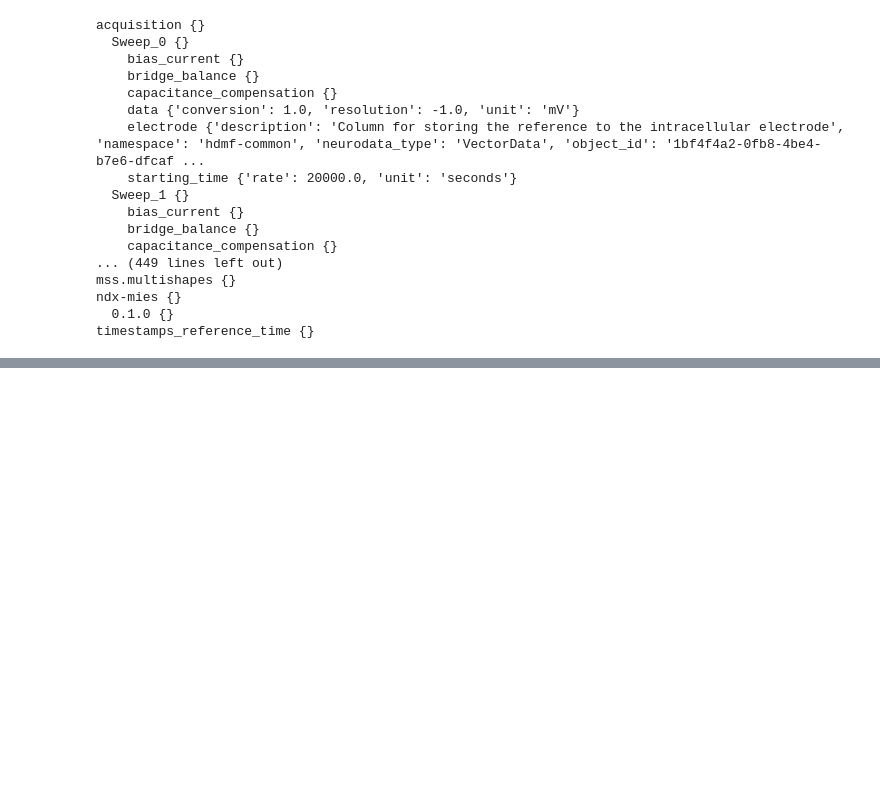
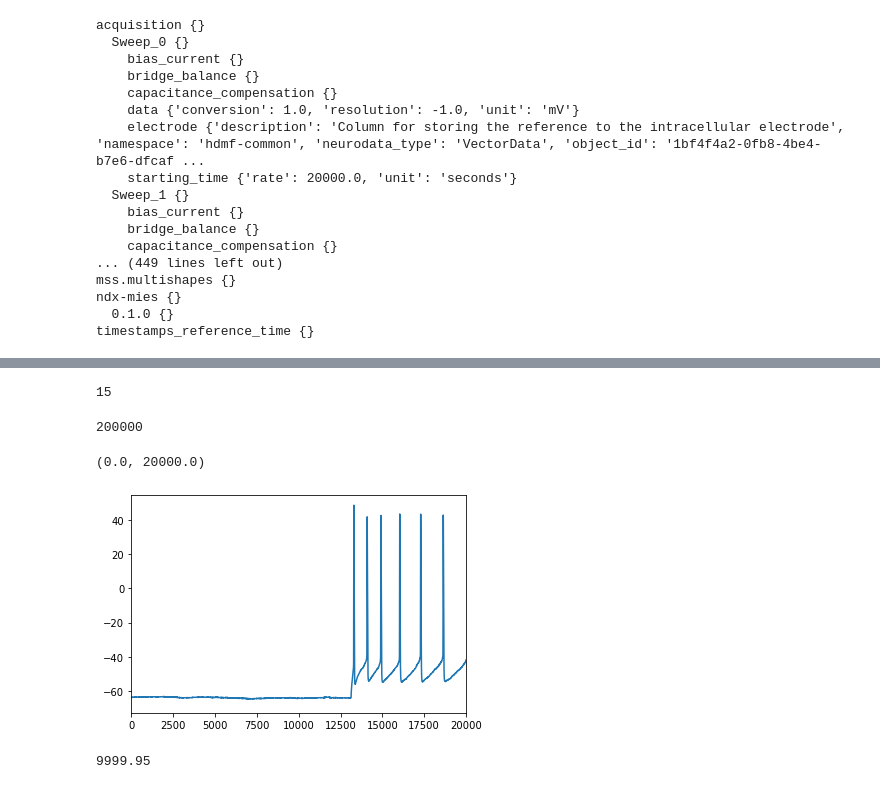
Before and after one commit to voytekresearch/spikewise, a Jupyter notebook: datasets/primate_dataset/primate_ephys_loadnwb.ipynb, the cells around one changed output, grey strips where cells are left out. Drawn from its saved outputs; the diff is of its cells as text; code cells hidden in the pictures; blank space fills up the shorter version.

```diff
--- a/datasets/primate_dataset/primate_ephys_loadnwb.ipynb
+++ b/datasets/primate_dataset/primate_ephys_loadnwb.ipynb
@@ -269,0 +193,16 @@ data = visualize_hdf5_data(file_path)
+# %%
+len(data)
+# %% [output]
+15
+# %%
+data_test = data[5]
+# %%
+len(data_test)
+# %% [output]
+200000
+# %%
+plt.plot(data_test)
+plt.xlim(0,20000)
+# %% [output]
+(0.0, 20000.0)
+[figure, added]
@@ -269,0 +212,4 @@ data = visualize_hdf5_data(file_path)
+# %%
+patch_times[-1] #10s/10000ms long recordings?
+# %% [output]
+9999.95
```
Also changed, not shown: parts of 17 cells of this notebook, 1 other file.
